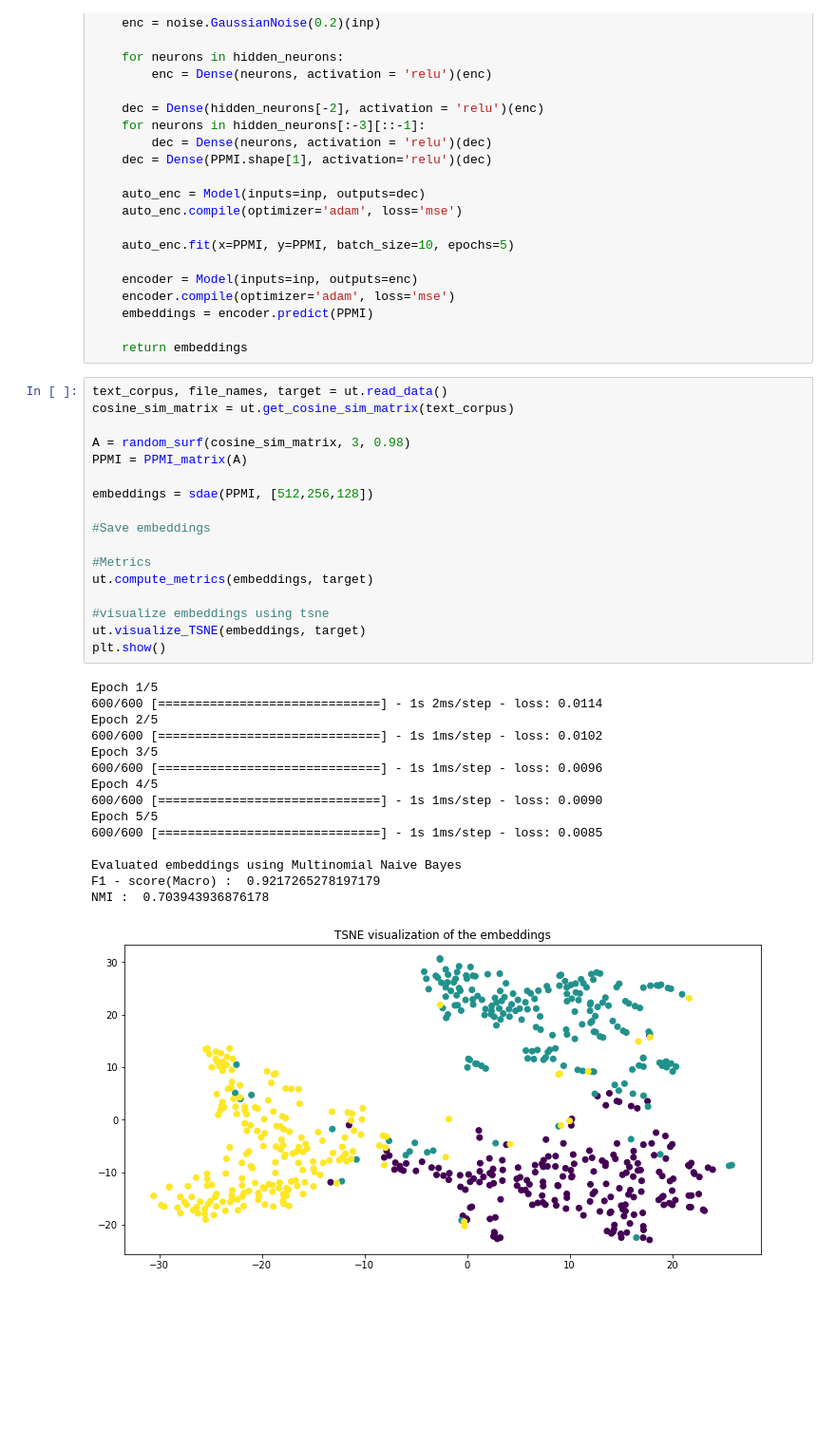
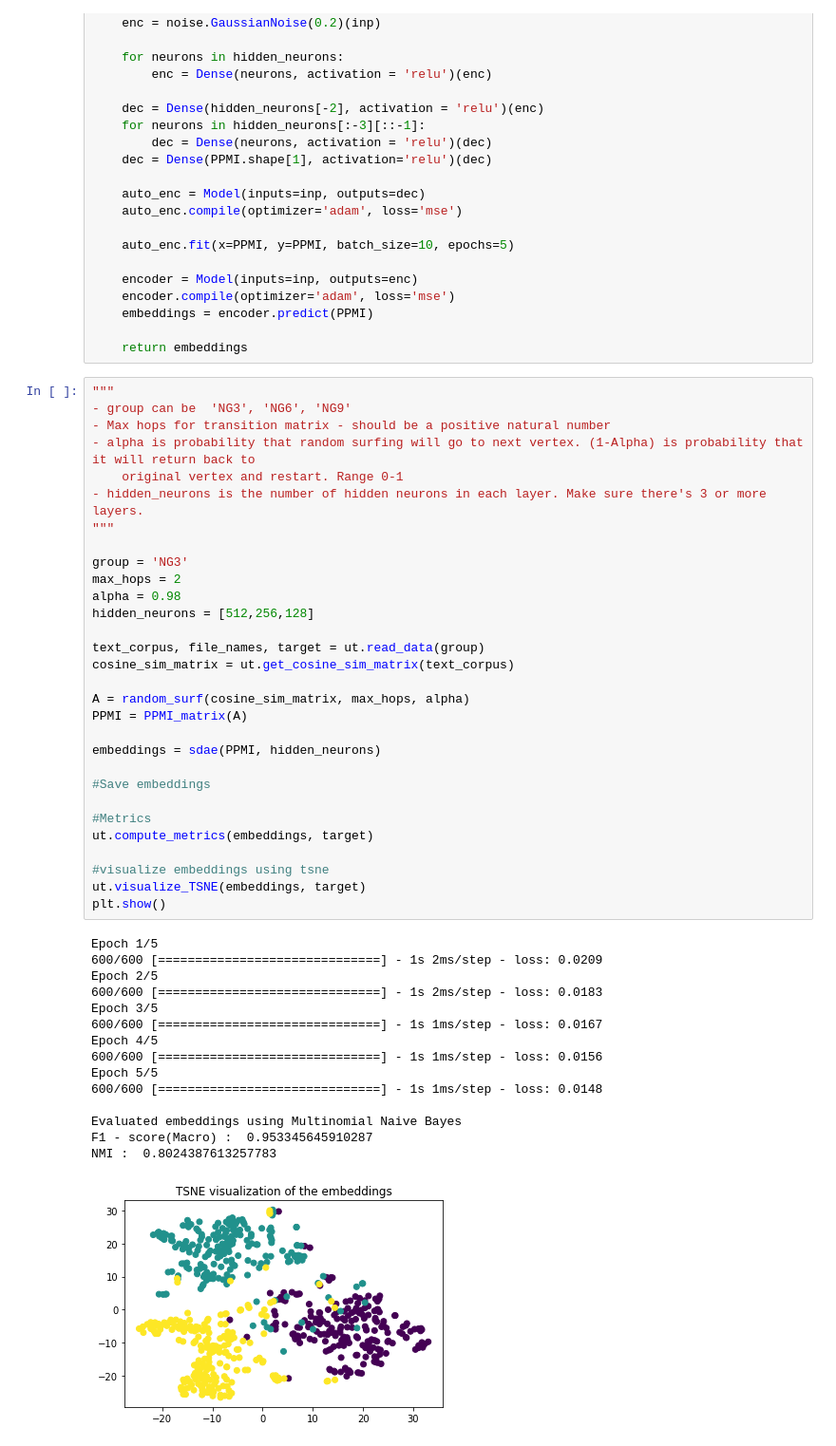
Before and after one commit to ai3DVision/DNGR, a Jupyter notebook: DNGR.ipynb, the cells around one changed output. Shown at 95% size. Drawn from its saved outputs; the diff is of its cells as text; blank space fills up the shorter version.

Commit message:
Additional comments. Extra groups

```diff
--- a/DNGR.ipynb
+++ b/DNGR.ipynb
@@ -68,36 +68,49 @@ def sdae(PPMI, hidden_neurons):
     embeddings = encoder.predict(PPMI)
 
     return embeddings
-# %%
-text_corpus, file_names, target = ut.read_data()
-cosine_sim_matrix = ut.get_cosine_sim_matrix(text_corpus)
-
-A = random_surf(cosine_sim_matrix, 3, 0.98)
-PPMI = PPMI_matrix(A)
-
-embeddings = sdae(PPMI, [512,256,128])
-
-#Save embeddings
-
-#Metrics
-ut.compute_metrics(embeddings, target)
-
-#visualize embeddings using tsne
-ut.visualize_TSNE(embeddings, target)
-plt.show()
-# %% [output]
-Epoch 1/5
-600/600 [==============================] - 1s 2ms/step - loss: 0.0114
-Epoch 2/5
-600/600 [==============================] - 1s 1ms/step - loss: 0.0102
-Epoch 3/5
-600/600 [==============================] - 1s 1ms/step - loss: 0.0096
-Epoch 4/5
-600/600 [==============================] - 1s 1ms/step - loss: 0.0090
-Epoch 5/5
-600/600 [==============================] - 1s 1ms/step - loss: 0.0085
-
-Evaluated embeddings using Multinomial Naive Bayes
-F1 - score(Macro) :  0.9217265278197179
-NMI :  0.703943936876178
-[figure, removed]
+# %%
+"""
+- group can be  'NG3', 'NG6', 'NG9'
+- Max hops for transition matrix - should be a positive natural number
+- alpha is probability that random surfing will go to next vertex. (1-Alpha) is probability that it will return back to
+    original vertex and restart. Range 0-1
+- hidden_neurons is the number of hidden neurons in each layer. Make sure there's 3 or more layers.
+"""
+
+group = 'NG3'
+max_hops = 2
+alpha = 0.98
+hidden_neurons = [512,256,128]
+
+text_corpus, file_names, target = ut.read_data(group)
+cosine_sim_matrix = ut.get_cosine_sim_matrix(text_corpus)
+
+A = random_surf(cosine_sim_matrix, max_hops, alpha)
+PPMI = PPMI_matrix(A)
+
+embeddings = sdae(PPMI, hidden_neurons)
+
+#Save embeddings
+
+#Metrics
+ut.compute_metrics(embeddings, target)
+
+#visualize embeddings using tsne
+ut.visualize_TSNE(embeddings, target)
+plt.show()
+# %% [output]
+Epoch 1/5
+600/600 [==============================] - 1s 2ms/step - loss: 0.0209
+Epoch 2/5
+600/600 [==============================] - 1s 2ms/step - loss: 0.0183
+Epoch 3/5
+600/600 [==============================] - 1s 1ms/step - loss: 0.0167
+Epoch 4/5
+600/600 [==============================] - 1s 1ms/step - loss: 0.0156
+Epoch 5/5
+600/600 [==============================] - 1s 1ms/step - loss: 0.0148
+
+Evaluated embeddings using Multinomial Naive Bayes
+F1 - score(Macro) :  0.953345645910287
+NMI :  0.8024387613257783
+[figure, added]
```
